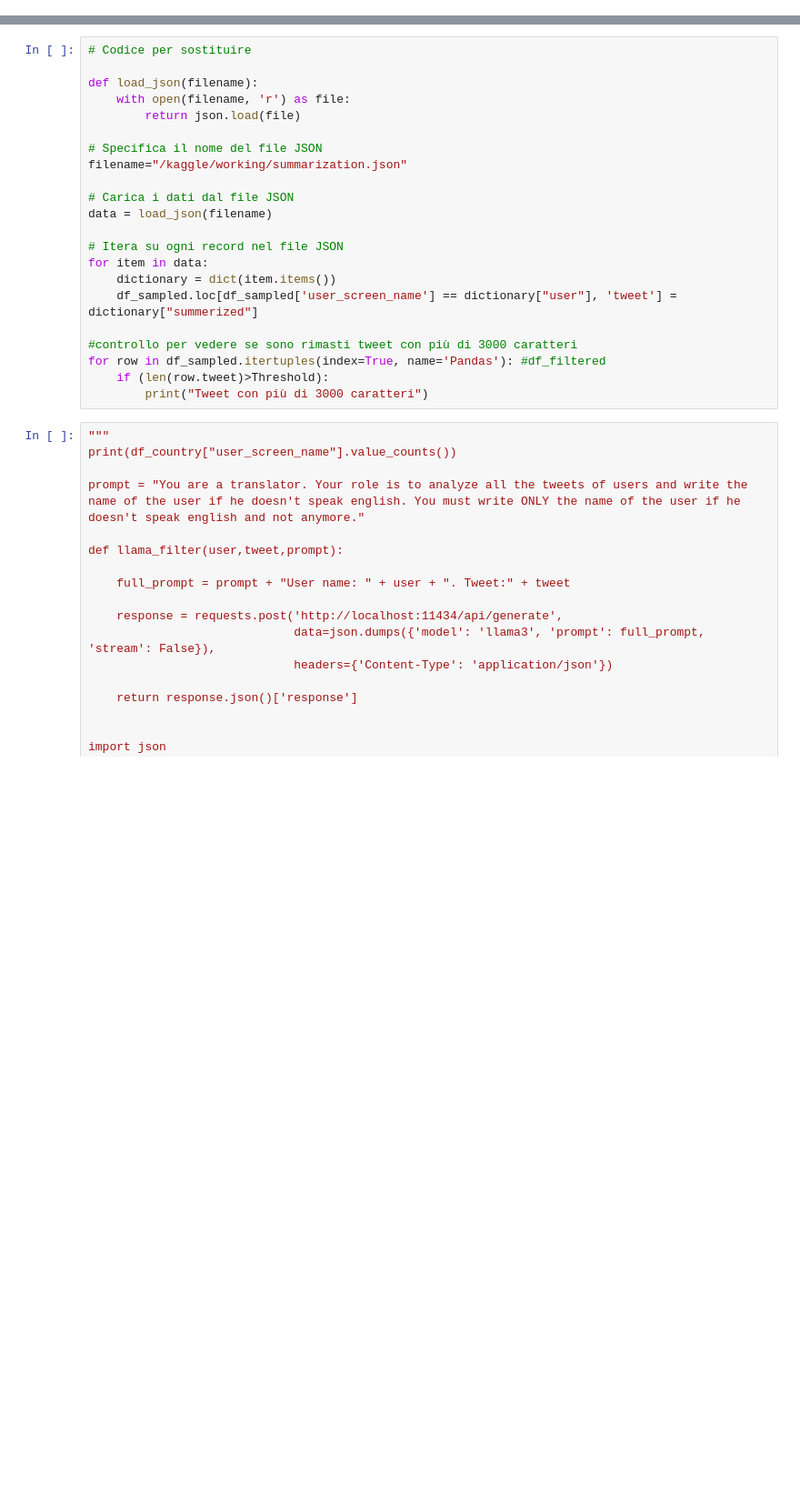
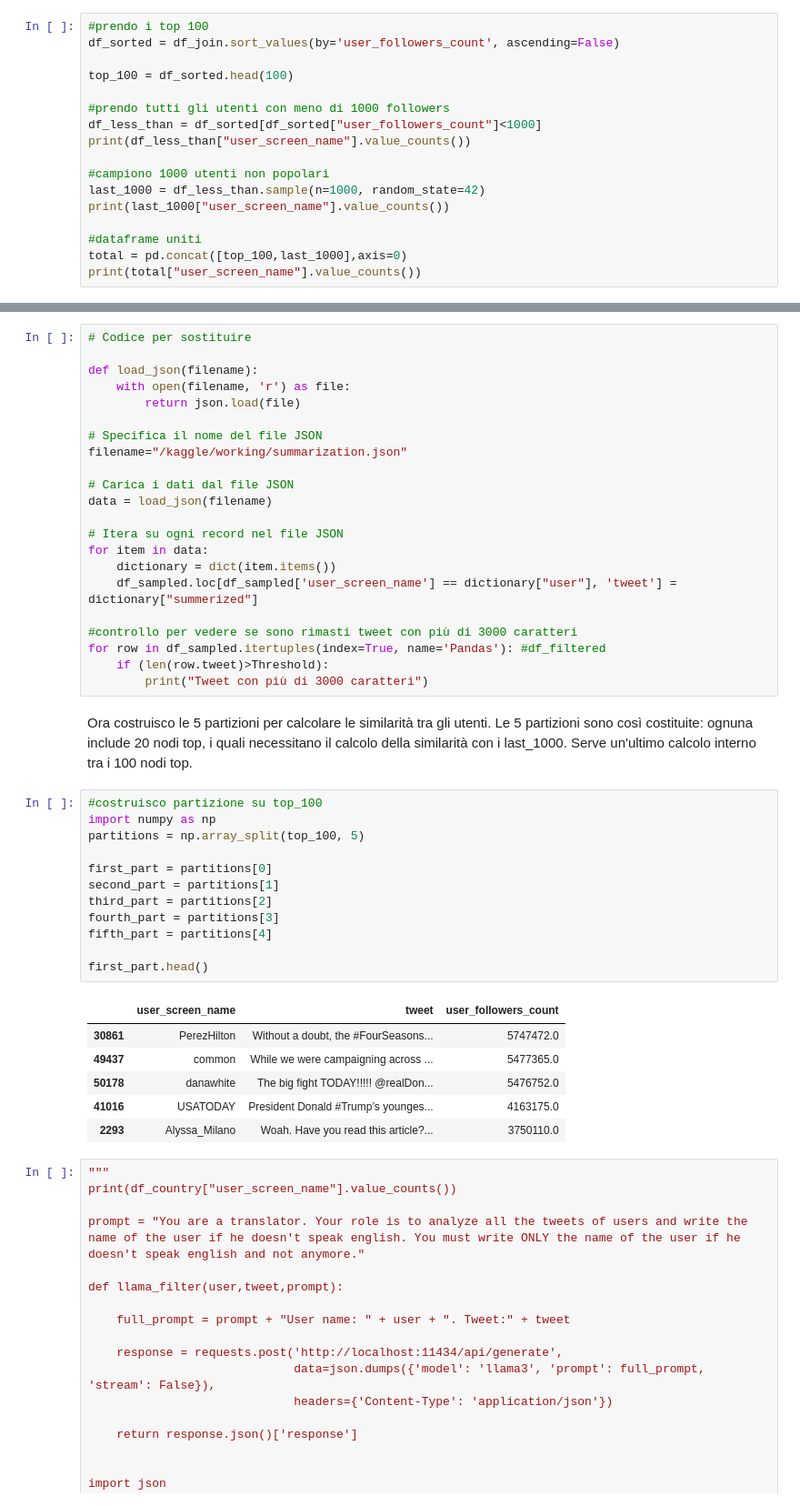
Before and after one commit to divadde/social_network_analysis_project, a Jupyter notebook: net-analysis-project.ipynb, the cells around one changed output, grey strips where cells are left out. Shown at 91% size. Saved outputs shown, nothing was run; the diff lists cells and outputs as text; blank space fills up the shorter version.

Commit message:
creazione partizioni per similarità

```diff
--- a/net-analysis-project.ipynb
+++ b/net-analysis-project.ipynb
@@ -1115,0 +1023,17 @@ Vogliamo scoprire i topic principali usando una community detection
+# %%
+#prendo i top 100
+df_sorted = df_join.sort_values(by='user_followers_count', ascending=False)
+
+top_100 = df_sorted.head(100)
+
+#prendo tutti gli utenti con meno di 1000 followers
+df_less_than = df_sorted[df_sorted["user_followers_count"]<1000]
+print(df_less_than["user_screen_name"].value_counts())
+
+#campiono 1000 utenti non popolari
+last_1000 = df_less_than.sample(n=1000, random_state=42)
+print(last_1000["user_screen_name"].value_counts())
+
+#dataframe uniti
+total = pd.concat([top_100,last_1000],axis=0)
+print(total["user_screen_name"].value_counts())
@@ -1243,6 +1180,28 @@ for item in data:
 for row in df_sampled.itertuples(index=True, name='Pandas'): #df_filtered
     if (len(row.tweet)>Threshold):
         print("Tweet con più di 3000 caratteri")
+# %% [markdown]
+Ora costruisco le 5 partizioni per calcolare le similarità tra gli utenti. Le 5 partizioni sono così costituite: ognuna include 20 nodi top, i quali necessitano il calcolo della similarità con i last_1000.
+Serve un'ultimo calcolo interno tra i 100 nodi top.
+# %%
+#costruisco partizione su top_100
+import numpy as np
+partitions = np.array_split(top_100, 5)
+
+first_part = partitions[0]
+second_part = partitions[1]
+third_part = partitions[2]
+fourth_part = partitions[3]
+fifth_part = partitions[4]
+
+first_part.head()
+# %% [output]
+|  | user_screen_name | tweet | user_followers_count |
+| 30861 | PerezHilton | Without a doubt, the #FourSeasons... | 5747472.0 |
+| 49437 | common | While we were campaigning across ... | 5477365.0 |
+| 50178 | danawhite | The big fight TODAY!!!!! @realDon... | 5476752.0 |
+| 41016 | USATODAY | President Donald #Trump’s younges... | 4163175.0 |
+| 2293 | Alyssa_Milano | Woah. Have you read this article?... | 3750110.0 |
 # %%
 """
 print(df_country["user_screen_name"].value_counts())
```
Also changed, not shown: parts of 19 cells of this notebook.
